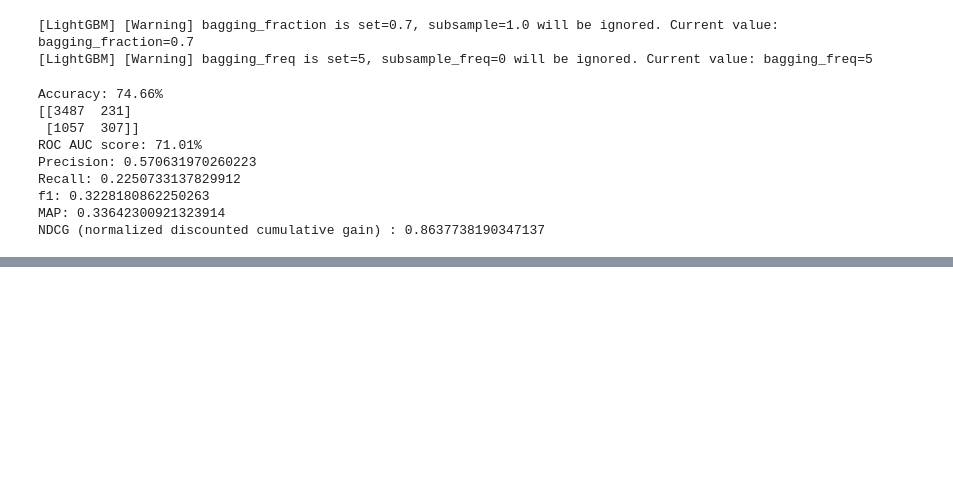
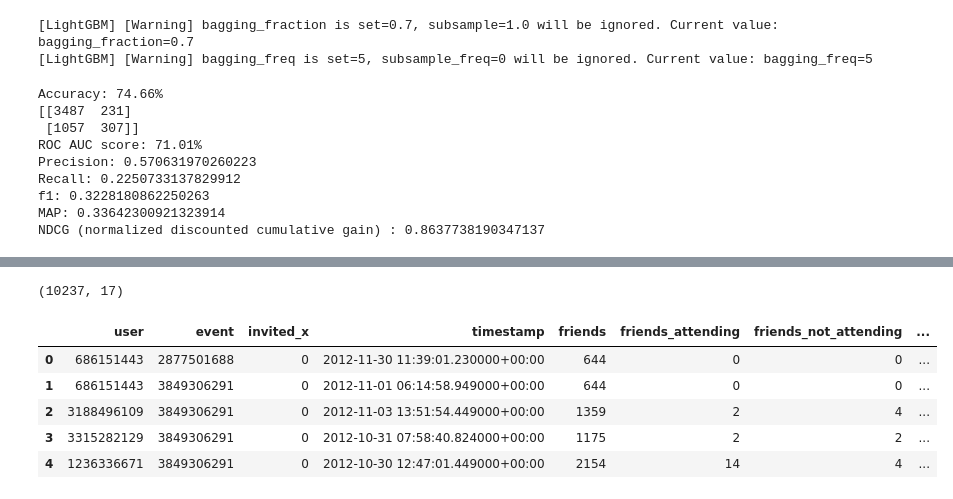
Before and after one commit to dsanmart/everywhere-reco, a Jupyter notebook: examples/models/model1.ipynb, the cells around one changed output, grey strips where cells are left out. Saved outputs shown, nothing was run; the diff lists cells and outputs as text; code cells hidden in the pictures; blank space fills up the shorter version.

```diff
--- a/examples/models/model1.ipynb
+++ b/examples/models/model1.ipynb
@@ -521,0 +596,12 @@ NDCG (normalized discounted cumulative gain) : 0.8637738190347137
+# %%
+df_FE = get_event_attendee_nums(df_FE, df_event_attendees)
+print(df_FE.shape)
+df_FE.head()
+# %% [output]
+(10237, 17)
+|  | user | event | invited_x | timestamp | friends | friends_attending | friends_not_attending | ... |
+| 0 | 686151443 | 2877501688 | 0 | 2012-11-30 11:39:01.230000+00:00 | 644 | 0 | 0 | ... |
+| 1 | 686151443 | 3849306291 | 0 | 2012-11-01 06:14:58.949000+00:00 | 644 | 0 | 0 | ... |
+| 2 | 3188496109 | 3849306291 | 0 | 2012-11-03 13:51:54.449000+00:00 | 1359 | 2 | 4 | ... |
+| 3 | 3315282129 | 3849306291 | 0 | 2012-10-31 07:58:40.824000+00:00 | 1175 | 2 | 2 | ... |
+| 4 | 1236336671 | 3849306291 | 0 | 2012-10-30 12:47:01.449000+00:00 | 2154 | 14 | 4 | ... |
```
Also changed, not shown: parts of 29 cells of this notebook.
